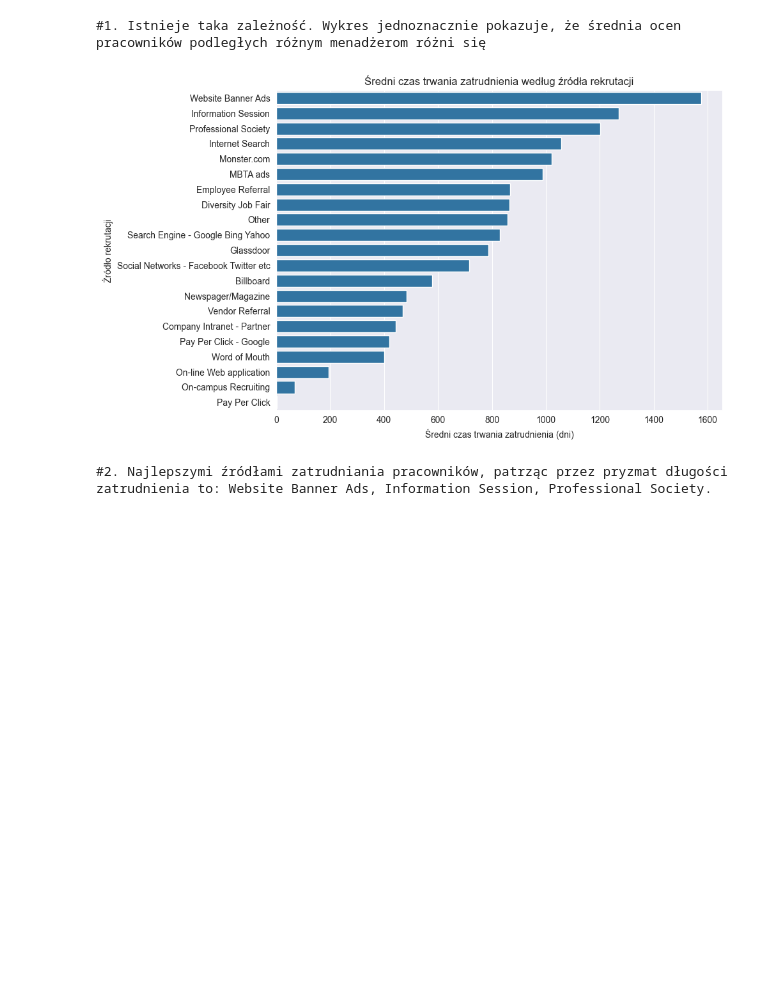
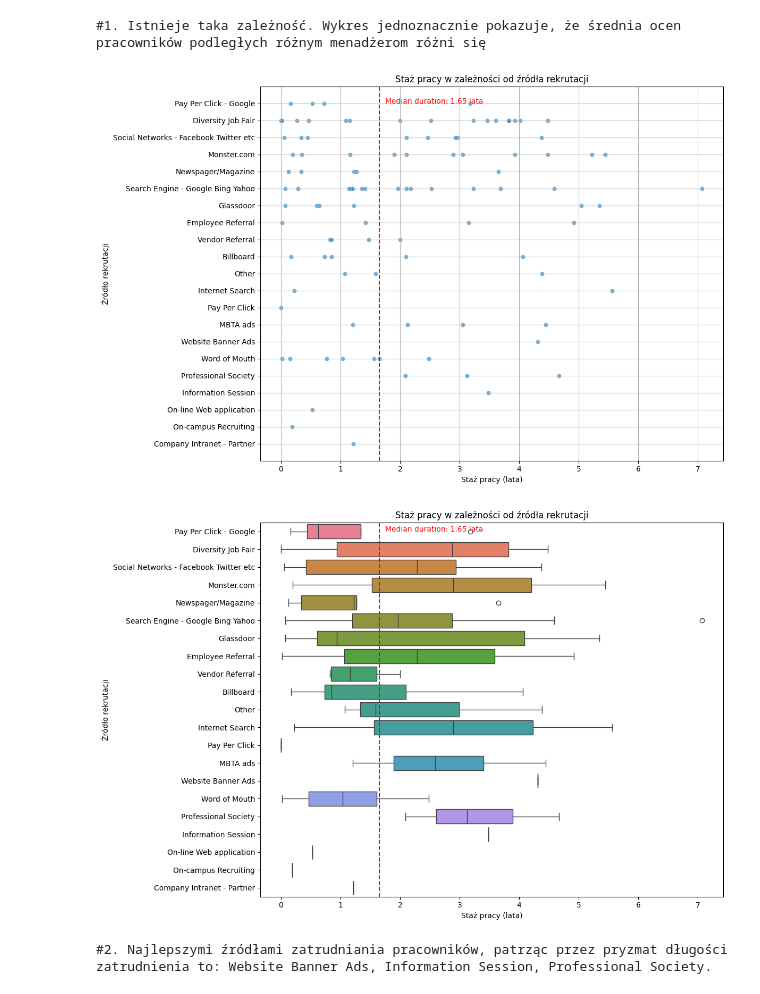
Before and after one commit to KenZooo11/9.2, a Jupyter notebook: 9.2.ipynb, the cells around one changed output. Saved outputs shown, nothing was run; the diff lists cells and outputs as text; code cells hidden in the pictures; blank space fills up the shorter version.

```diff
--- a/9.2.ipynb
+++ b/9.2.ipynb
@@ -34,20 +35,63 @@ print("#1. Istnieje taka zależność. Wykres jednoznacznie pokazuje, że średn
 # %% [output]
 #1. Istnieje taka zależność. Wykres jednoznacznie pokazuje, że średnia ocen pracowników podległych różnym menadżerom różni się
 # %%
-df['DateofHire'] = pd.to_datetime(df['DateofHire'])
-df['DateofTermination'] = pd.to_datetime(df['DateofTermination'])
+import pandas as pd
+import numpy as np
+import datetime as dt
+import matplotlib.pyplot as plt
+import seaborn as sns
+
+
+def count_seniority(row):
+    if pd.isnull(row['DateofTermination']):
+        end_date = dt.datetime(2019, 9, 27)
+    else:
+        end_date = row['DateofTermination']
+    seniority_days = (end_date - row['DateofHire']).days
+    seniority_years = seniority_days / 365.25
+    return seniority_years
+
+
+df['DateofHire'] = pd.to_datetime(df['DateofHire'], format='%m/%d/%y')
+df['DateofTermination'] = pd.to_datetime(df['DateofTermination'], format='%m/%d/%y')
 df['EmploymentDuration'] = (df['DateofTermination'] - df['DateofHire']).dt.days
+df_duration = df[df['EmploymentDuration'].notna()]
 
-source_duration = df_duration.groupby('RecruitmentSource')['EmploymentDuration'].mean().reset_index()
-source_duration = source_duration.sort_values(by='EmploymentDuration', ascending=False)
 
-plt.figure(figsize=(10, 6))
-sns.barplot(x='EmploymentDuration', y='RecruitmentSource', data=source_duration)
-plt.title('Średni czas trwania zatrudnienia według źródła rekrutacji')
-plt.xlabel('Średni czas trwania zatrudnienia (dni)')
+df_duration = df_duration.copy()
+df_duration['Seniority'] = df_duration.apply(count_seniority, axis=1)
+
+
+median_duration = df_duration['Seniority'].median()
+
+
+plt.figure(figsize=(12, 8))
+sns.scatterplot(x='Seniority', y='RecruitmentSource', data=df_duration, alpha=0.6)
+plt.title('Staż pracy w zależności od źródła rekrutacji')
+plt.xlabel('Staż pracy (lata)')
 plt.ylabel('Źródło rekrutacji')
+plt.grid(True)
+
+
+plt.axvline(x=median_duration, color='red', linestyle='--')
+plt.text(median_duration + 0.1, 0, f'Median duration: {median_duration:.2f} lata', color='red')
+
 plt.tight_layout()
 plt.show()
+
+plt.figure(figsize=(12, 8))
+sns.boxplot(x='Seniority', y='RecruitmentSource', data=df_duration, hue='RecruitmentSource')
+plt.title('Staż pracy w zależności od źródła rekrutacji')
+plt.xlabel('Staż pracy (lata)')
+plt.ylabel('Źródło rekrutacji')
+
+
+plt.axvline(x=median_duration, color='red', linestyle='--')
+plt.text(median_duration + 0.1, 0, f'Median duration: {median_duration:.2f} lata', color='red')
+
+plt.tight_layout()
+plt.show()
 # %% [output]
-[figure, old version]
+[figure, new version]
+[figure, added]
 # %%
```
Also changed, not shown: parts of 5 cells of this notebook.
